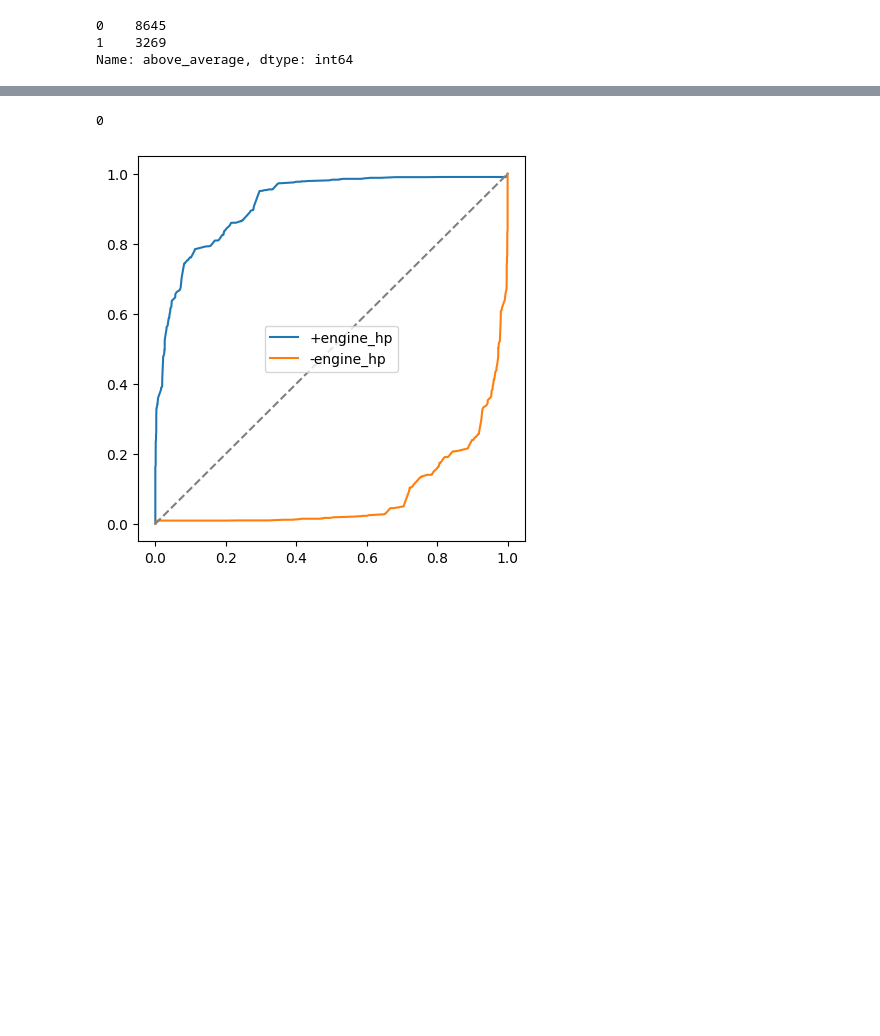
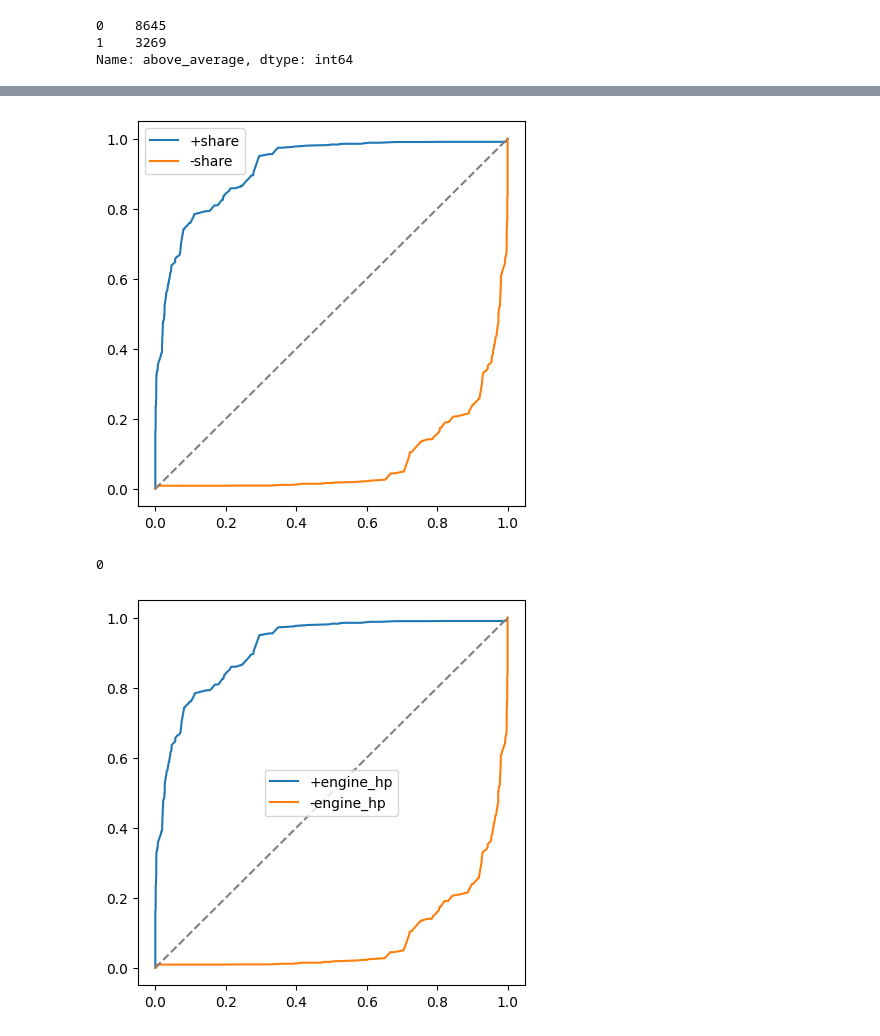
Before and after one commit to mishi-sarfraz/mlzoom_camp, a Jupyter notebook: 2023/assignement4.ipynb, the cells around one changed output, grey strips where cells are left out. Drawn from its saved outputs; the diff is of its cells as text; code cells hidden in the pictures; blank space fills up the shorter version.

```diff
--- a/2023/assignement4.ipynb
+++ b/2023/assignement4.ipynb
@@ -143,4 +145,8 @@ df_train.head()
 # %%
-y_train = df_train.above_average.values
-y_val = df_val.above_average.values
-y_test = df_test.above_average.values
+y_train = df_train.above_average
+y_val = df_val.above_average
+y_test = df_test.above_average
+
+del df_train['above_average']
+del df_val['above_average']
+del df_test['above_average']
@@ -193,3 +216,18 @@ above_average, 1.000
+# %%
+plt.figure(figsize=(5, 5))
+
+fpr, tpr, _ = roc_curve(y_train, df_train.engine_hp)
+plt.plot(fpr, tpr, label='+share')
+
+fpr, tpr, _ = roc_curve(y_train, -df_train.engine_hp)
+plt.plot(fpr, tpr, label='-share')
+
+plt.plot([0, 1], [0, 1], color='grey', linestyle='--')
+
+plt.legend()
+plt.show()
+# %% [output]
+[figure, added]
 # %%
 df_train.engine_hp.isnull().sum()
 # y_train.engine_hp.isnull().sum()
```
Also changed, not shown: parts of 35 cells of this notebook.
